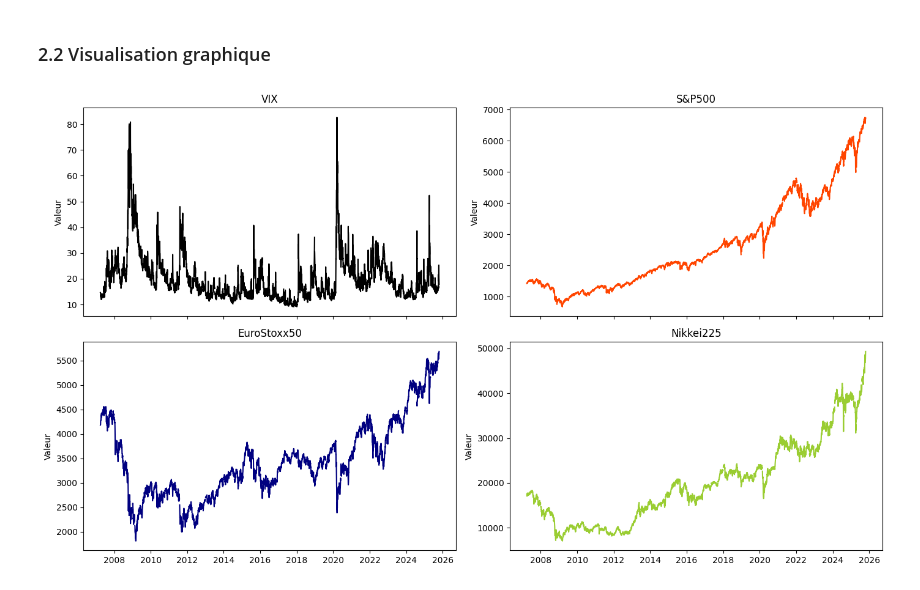
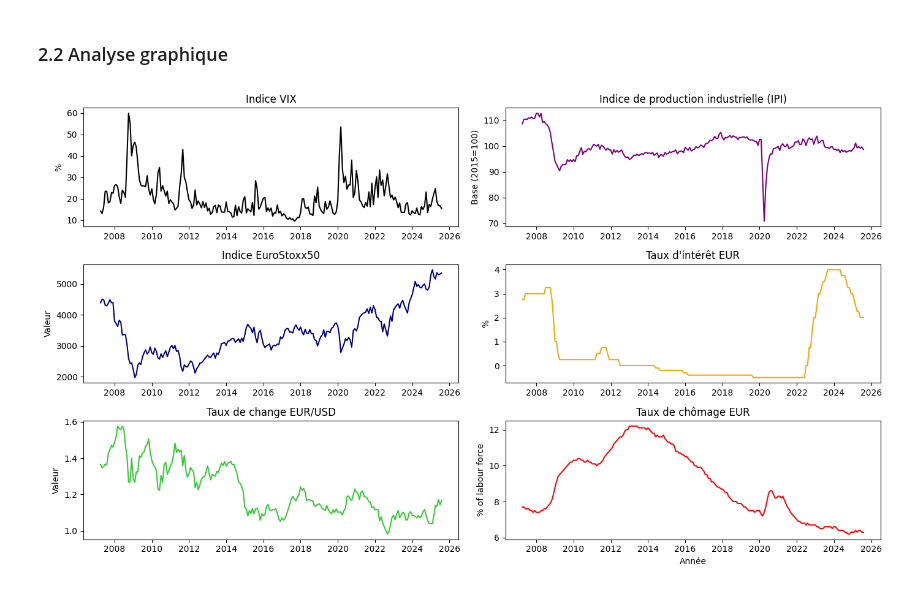
Before and after one commit to nphalier29/vix-stock-index-analysis, a Jupyter notebook: main.ipynb, the cells around one changed output. Cells and saved outputs as stored; diff of their text form; code cells hidden in the pictures.

```diff
--- a/main.ipynb
+++ b/main.ipynb
@@ -11,11 +58,15 @@ On cherche à savoir si une hausse du VIX (la “peur” sur Wall Street) provoq
 # %%
 import pandas as pd
-import yfinance as yf
 import matplotlib.pyplot as plt
 import numpy as np
 
-from statsmodels.graphics.tsaplots import plot_acf, plot_pacf
+import yfinance as yf
+import taceconomics
+taceconomics.api_key = 'sk_o24BhJRqVpIvxVSXX3yiKRGgpDEejmyJ8pfLFX2q22s' #clé API à remplacer par la vôtre
+
 from statsmodels.tsa.stattools import adfuller
+from statsmodels.tsa.stattools import kpss
+from statsmodels.tsa.api import VAR
 
 import warnings
 warnings.filterwarnings('ignore')
@@ -69,25 +124,35 @@ data = pd.concat(dic, axis=1)
 # %% [markdown]
-### 2.2 Visualisation graphique
+### 2.2 Analyse graphique
 # %%
-fig, axs = plt.subplots(2, 2, figsize=(14, 8), sharex=True)
+fig, axs = plt.subplots(3,2, figsize=(14, 8))
 
-axs[0, 0].plot(data['VIX']['Close'], color='black')
-axs[0, 0].set_title('VIX')
-axs[0, 0].set_ylabel('Valeur')
+axs[0][0].plot(data['VIX'], color='black')
+axs[0][0].set_title('Indice VIX')
+axs[0][0].set_ylabel('%')
 
-axs[0, 1].plot(data['S&P500']['Close'], color='orangered')
-axs[0, 1].set_title('S&P500')
-axs[0, 1].set_ylabel('Valeur')
+axs[1][0].plot(data['EuroStoxx50'], color='navy')
+axs[1][0].set_title('Indice EuroStoxx50')
+axs[1][0].set_ylabel('Valeur')
 
-axs[1, 0].plot(data['EuroStoxx50']['Close'], color='navy')
-axs[1, 0].set_title('EuroStoxx50')
-axs[1, 0].set_ylabel('Valeur')
+axs[2][0].plot(data['EURUSD'], color='limegreen')
+axs[2][0].set_title('Taux de change EUR/USD')
+axs[2][0].set_ylabel('Valeur')
 
-axs[1, 1].plot(data['Nikkei225']['Close'], color='yellowgreen')
-axs[1, 1].set_title('Nikkei225')
-axs[1, 1].set_ylabel('Valeur')
+axs[0][1].plot(data['IPI'], color='purple')
+axs[0][1].set_title('Indice de production industrielle (IPI)')
+axs[0][1].set_ylabel('Base (2015=100)')
+
+axs[1][1].plot(data['i_rate_EUR'], color='orange')
+axs[1][1].set_title("Taux d'intérêt EUR")
+axs[1][1].set_ylabel('%')
+
+axs[2][1].plot(data['u_rate_EUR'], color='red')
+axs[2][1].set_title('Taux de chômage EUR')
+axs[2][1].set_ylabel('% of labour force')
+axs[2][1].set_xlabel('Année')
+
 
 plt.tight_layout()
 plt.show()
 # %% [output]
-[figure, old version]
+[figure, new version]
```
Also changed, not shown: parts of 30 cells of this notebook, 7 other files.
